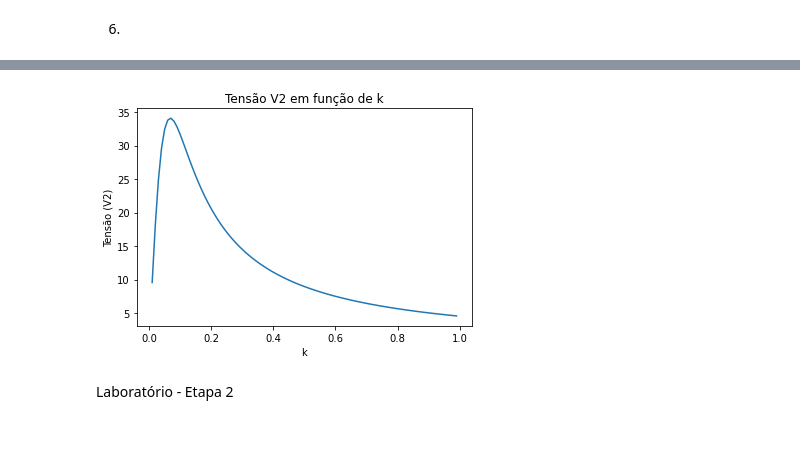
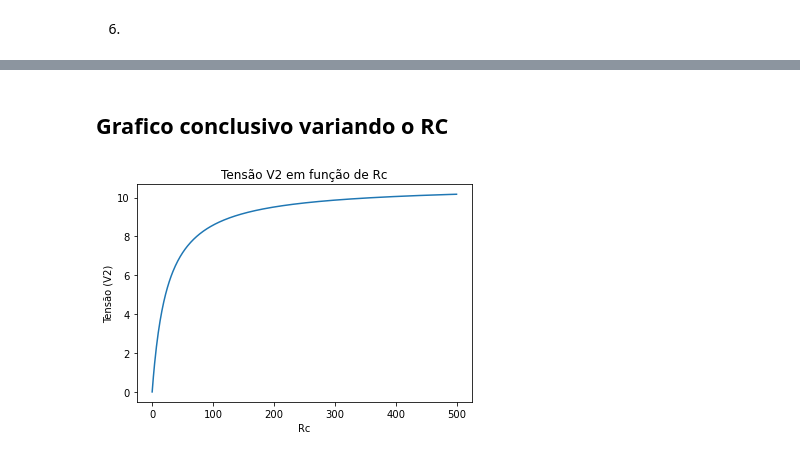
Before and after one commit to MatheusCastellucci/Projeto-Mamag, a Jupyter notebook: projeto.ipynb, the cells around one changed output, grey strips where cells are left out. Saved outputs shown, nothing was run; the diff lists cells and outputs as text; code cells hidden in the pictures.

```diff
--- a/projeto.ipynb
+++ b/projeto.ipynb
@@ -68,12 +92,12 @@ def CalcularTransformador(Uf, Rc, f):
 # %% [markdown]
 3)
 # %%
-listaf = np.arange(15e3, 100e3, 100)
+listaf = np.arange(1e3, 100e3, 100)
 listai1 = []
 listai2 = []
 
 for f in listaf:
-    i1, i2, v2 = CalcularTransformador(Ufonte, Rc, f)
+    i1, i2, v2 = CalcularTransformador1(Ufonte, f)
     listai1.append(abs(i1))
     listai2.append(abs(i2))
 
@@ -89,17 +113,16 @@ plt.show()
 # %% [markdown]
 4)
 # %%
-listal1 = [30e-6, 50e-6, 100e-6, 200e-6, 300e-6, 400e-6, 500e-6, 600e-6, 700e-6, 800e-6]
-listaLS = ["L1", "L2", "L3", "L4", "L5", "L6", "L7", "L8", "L9", "L10"]
+listal1 = [50e-6, 100e-6, 200e-6, 300e-6, 400e-6, 500e-6]
+listaLS = ["L1", "L2", "L3", "L4", "L5", "L6"]
 listafr = np.arange(1e3, 1e5, 100)
 
 for L1 in listal1:
     listav2 = []
     L2 = L1
     for fr in listafr:
-        i1, i2, v2= CalcularTransformador(Ufonte, Rc, fr)
+        i1, i2, v2= CalcularTransformador(Ufonte, fr)
         listav2.append(abs(v2))
-
     l_atual = listaLS[listal1.index(L1)]
     plt.plot(listafr, listav2, label=f"{l_atual} = " + str(L1) + "H")
 plt.xlabel("Frequência (Hz)")
@@ -131,13 +154,3 @@ def CalcularEficiencia(Uf, Rc, f):
 
     eficiencia = P2/P1
     return abs(eficiencia), P1, P2
-# %%
-f = 19000
-L1 = L2 = 12e-6
-C1 = C2 = 150e-9
-R1 = R2 = 0.5
-Rc = 100
-Ufonte = 5
-k = 0.1
-
-CalcularEficiencia(Ufonte, Rc, f)
@@ -182,21 +239,27 @@ plt.show()
+# %% [markdown]
+## Grafico conclusivo variando o RC
 # %%
-C1 = C2 = 0.1e-6
-L1 = L2 = 200e-6
+k = 0.18
+C1 = C2 = 1e-6
+L1 = 75.68e-6
+L2 = 75.5e-6
+R1 = 1+282e-3
+R2 = 1+260e-3
+Ufonte = 5*2/pi
 fr = 1/(2*pi*sqrt(L1*C1))
 
-listak = np.arange(0.01, 1, 0.01)
+listarc = np.arange(0, 500, 1)
 listav2 = []
+listaef = []
 
-for k in listak:
-    i1, i2, v2 = CalcularTransformador(Ufonte, Rc, fr)
+for Rc in listarc:
+    i1, i2, v2 = CalcularTransformador2(Ufonte, fr)
     listav2.append(abs(v2))
 
-plt.plot(listak, listav2)
-plt.xlabel("k")
+plt.plot(listarc, listav2)
+plt.xlabel("Rc")
 plt.ylabel("Tensão (V2)")
-plt.title("Tensão V2 em função de k")
+plt.title("Tensão V2 em função de Rc")
 plt.show()
 # %% [output]
-[figure, old version]
+[figure, new version]
-# %% [markdown]
-Laboratório - Etapa 2
```
Also changed, not shown: parts of 16 cells of this notebook, 2 other files.
